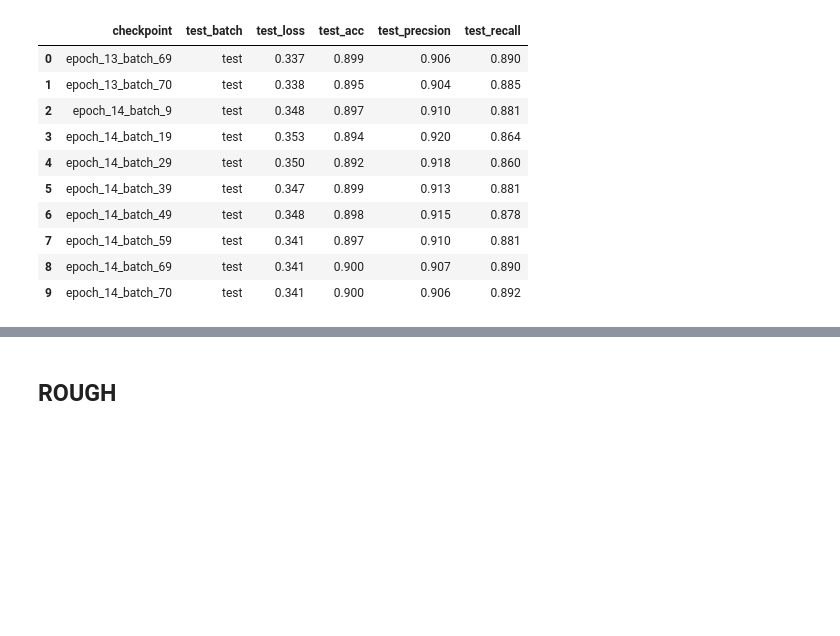
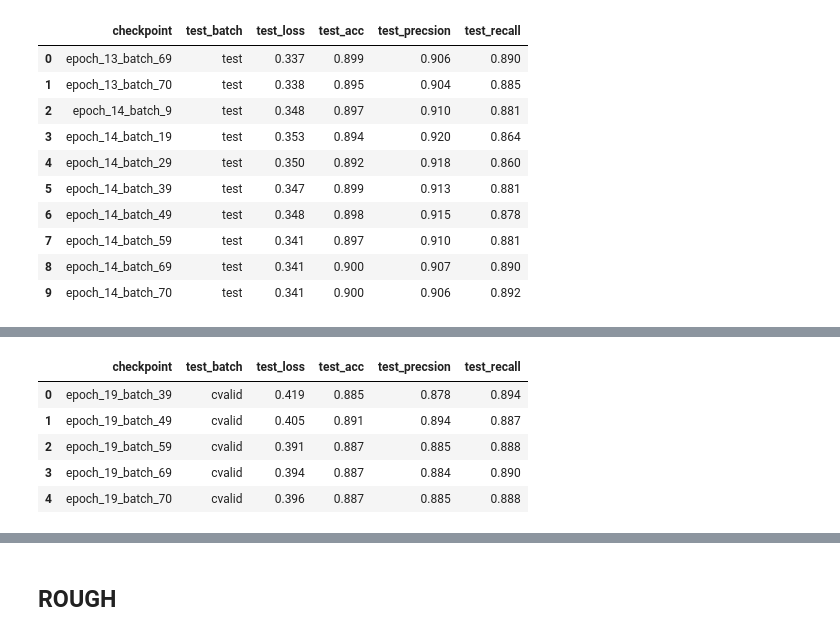
Before and after one commit to Sardhendu/PropertyClassification, a Jupyter notebook: Model_eval-Aerial_cropped.ipynb, the cells around one changed output, grey strips where cells are left out. Drawn from its saved outputs; the diff is of its cells as text; code cells hidden in the pictures; blank space fills up the shorter version.

```diff
--- a/Model_eval-Aerial_cropped.ipynb
+++ b/Model_eval-Aerial_cropped.ipynb
@@ -828,0 +906,13 @@ prediction_metrics
+# %%
+prediction_outcomes_path = os.path.join(pathDict['statistics_path'], 'prediction_stats', 'pred_outcomes.csv')
+prediction_metrics_path = os.path.join(pathDict['statistics_path'], 'prediction_stats', 'pred_metrics.csv')
+prediction_outcomes = pd.read_csv(prediction_outcomes_path)
+prediction_metrics = pd.read_csv(prediction_metrics_path)
+prediction_metrics
+# %% [output]
+|  | checkpoint | test_batch | test_loss | test_acc | test_precsion | test_recall |
+| 0 | epoch_19_batch_39 | cvalid | 0.419 | 0.885 | 0.878 | 0.894 |
+| 1 | epoch_19_batch_49 | cvalid | 0.405 | 0.891 | 0.894 | 0.887 |
+| 2 | epoch_19_batch_59 | cvalid | 0.391 | 0.887 | 0.885 | 0.888 |
+| 3 | epoch_19_batch_69 | cvalid | 0.394 | 0.887 | 0.884 | 0.890 |
+| 4 | epoch_19_batch_70 | cvalid | 0.396 | 0.887 | 0.885 | 0.888 |
```
Also changed, not shown: parts of 10 cells of this notebook, 2 other files.
